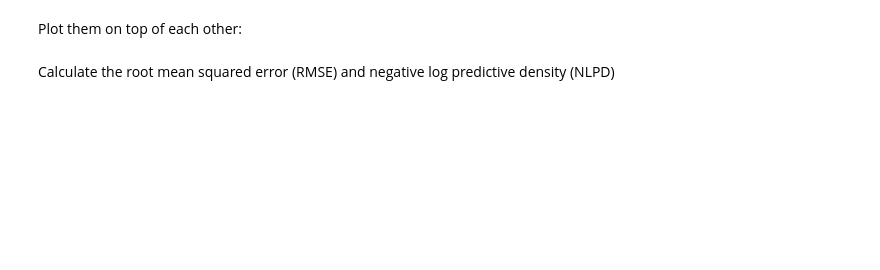
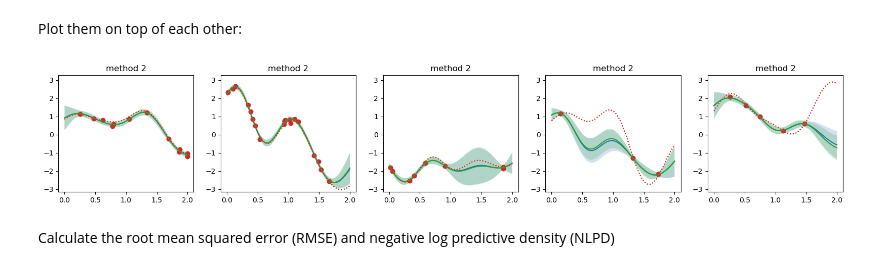
Before and after one commit to RSedgwick/TLGPs, a Jupyter notebook: notebooks/Comparing_LVMOGP_Prediction_Methods.ipynb, the cells around one changed output. Saved outputs shown, nothing was run; the diff lists cells and outputs as text; code cells hidden in the pictures; blank space fills up the shorter version.

```diff
--- a/notebooks/Comparing_LVMOGP_Prediction_Methods.ipynb
+++ b/notebooks/Comparing_LVMOGP_Prediction_Methods.ipynb
@@ -144,18 +152,20 @@ Plot them on top of each other:
 # %%
 fig, axs = plt.subplots(nrows=1, ncols=n_fun, figsize=(20, 3))
 for method_name, predictions in predict_dict.items():
     pred_mu, pred_var = predictions
     for i, fun_no in enumerate(range(n_fun)):
         idx = range(n_grid_points * i, n_grid_points * (i + 1))
         axs[i].plot(x_new, pred_mu.numpy()[idx].flatten())
         axs[i].fill_between(x_new.flatten(),
                             pred_mu.numpy()[idx].flatten() + np.sqrt(pred_var.numpy()[idx].flatten()),
                             pred_mu.numpy()[idx].flatten() - np.sqrt(pred_var.numpy()[idx].flatten()), alpha=0.2)
         axs[i].plot(x_new, ys_new[i].numpy(), linestyle=':')
         idx_train = np.where([test_fun.fun_no == fun_no])[1]
         axs[i].scatter(test_fun.X[idx_train], test_fun.y[idx_train])
-        axs[i].set_ylim(np.min(data_y) - 0.2, np.max(data_y) + 0.2)
+        axs[i].set_ylim(np.min(data_y) - 0.6, np.max(data_y) + 0.6)
         axs[i].set_title(method_name)
+# %% [output]
+[figure, added]
 # %% [markdown]
 
 Calculate the root mean squared error (RMSE) and negative log predictive density (NLPD)
```
Also changed, not shown: parts of 8 cells of this notebook, 8 other files.
